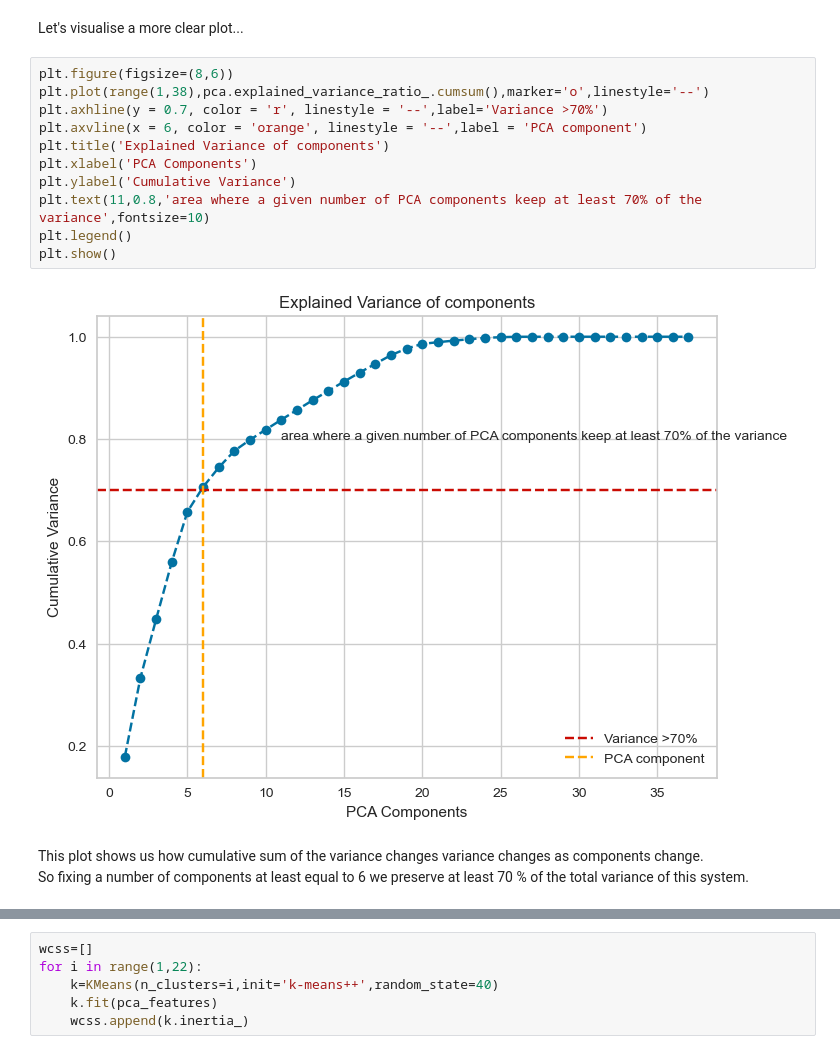
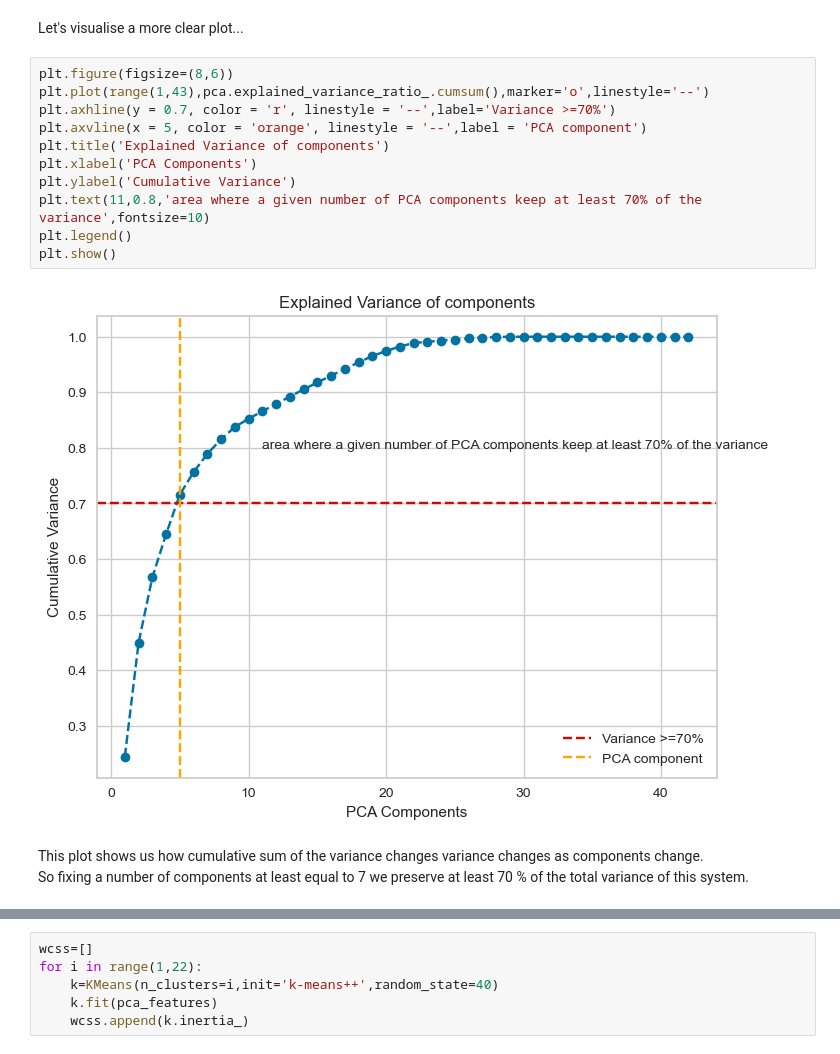
Before and after one commit to MattiaCastaldo/ADM-Homework-4, a Jupyter notebook: Mattia.ipynb, the cells around one changed output, grey strips where cells are left out. Cells and saved outputs as stored; diff of their text form.

```diff
--- a/Mattia.ipynb
+++ b/Mattia.ipynb
@@ -472,20 +505,20 @@ This plot shows us that the first 5/6 PCA components retain at least the 70% of
 Let's visualise a more clear plot...
 # %%
 plt.figure(figsize=(8,6))
-plt.plot(range(1,38),pca.explained_variance_ratio_.cumsum(),marker='o',linestyle='--')
-plt.axhline(y = 0.7, color = 'r', linestyle = '--',label='Variance >70%')
-plt.axvline(x = 6, color = 'orange', linestyle = '--',label = 'PCA component')
+plt.plot(range(1,43),pca.explained_variance_ratio_.cumsum(),marker='o',linestyle='--')
+plt.axhline(y = 0.7, color = 'r', linestyle = '--',label='Variance >=70%')
+plt.axvline(x = 5, color = 'orange', linestyle = '--',label = 'PCA component')
 plt.title('Explained Variance of components')
 plt.xlabel('PCA Components')
 plt.ylabel('Cumulative Variance')
 plt.text(11,0.8,'area where a given number of PCA components keep at least 70% of the variance',fontsize=10)
 plt.legend()
 plt.show()
 # %% [output]
-[figure, old version]
+[figure, new version]
 # %% [markdown]
 This plot shows us how cumulative sum of the variance changes variance changes as components change.<br>
-So fixing a number of components at least equal to 6 we preserve at least 70 % of the total variance of this system.
+So fixing a number of components at least equal to 7 we preserve at least 70 % of the total variance of this system.
 # %%
 plt.scatter(data.iloc[:,0], data.iloc[:,1], alpha=0.01, color='blue')
 plt.xlabel('PCA 1')
```
Also changed, not shown: parts of 69 cells of this notebook.
